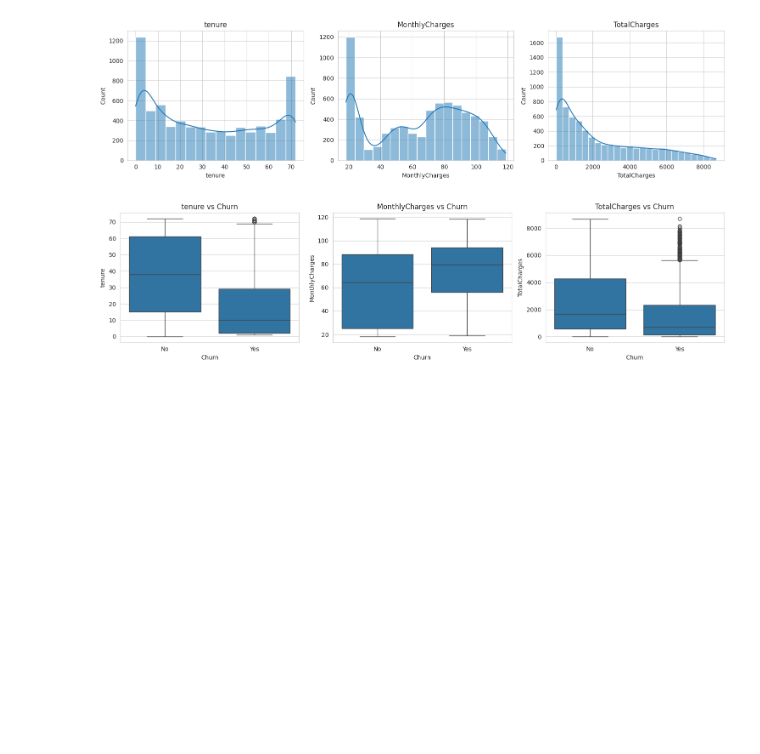
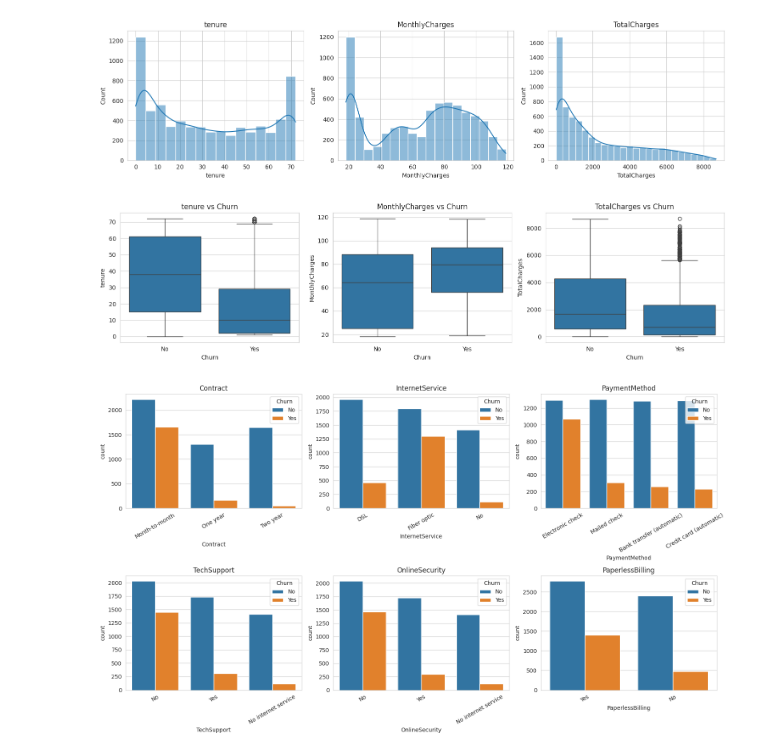
Before and after one commit to SiniauskiArtsiom/telco-churn-mlops, a Jupyter notebook: notebooks/01_eda.ipynb, the cells around one changed output. Saved outputs shown, nothing was run; the diff lists cells and outputs as text; code cells hidden in the pictures; blank space fills up the shorter version.

```diff
--- a/notebooks/01_eda.ipynb
+++ b/notebooks/01_eda.ipynb
@@ -118,3 +118,19 @@ plt.savefig(FIG_PATH / "03_numeric_vs_churn.png", dpi=120)
 plt.show()
 # %% [output]
 [figure]
+# %%
+cat_cols = [
+    "Contract", "InternetService", "PaymentMethod",
+    "TechSupport", "OnlineSecurity", "PaperlessBilling",
+]
+
+fig, axes = plt.subplots(2, 3, figsize=(16, 9))
+for ax, col in zip(axes.ravel(), cat_cols):
+    sns.countplot(data=df, x=col, hue="Churn", ax=ax)
+    ax.set_title(col)
+    ax.tick_params(axis="x", rotation=30)
+plt.tight_layout()
+plt.savefig(FIG_PATH / "04_categorical_vs_churn.png", dpi=120)
+plt.show()
+# %% [output]
+[figure, added]
```
Also changed, not shown: parts of 2 cells of this notebook.
